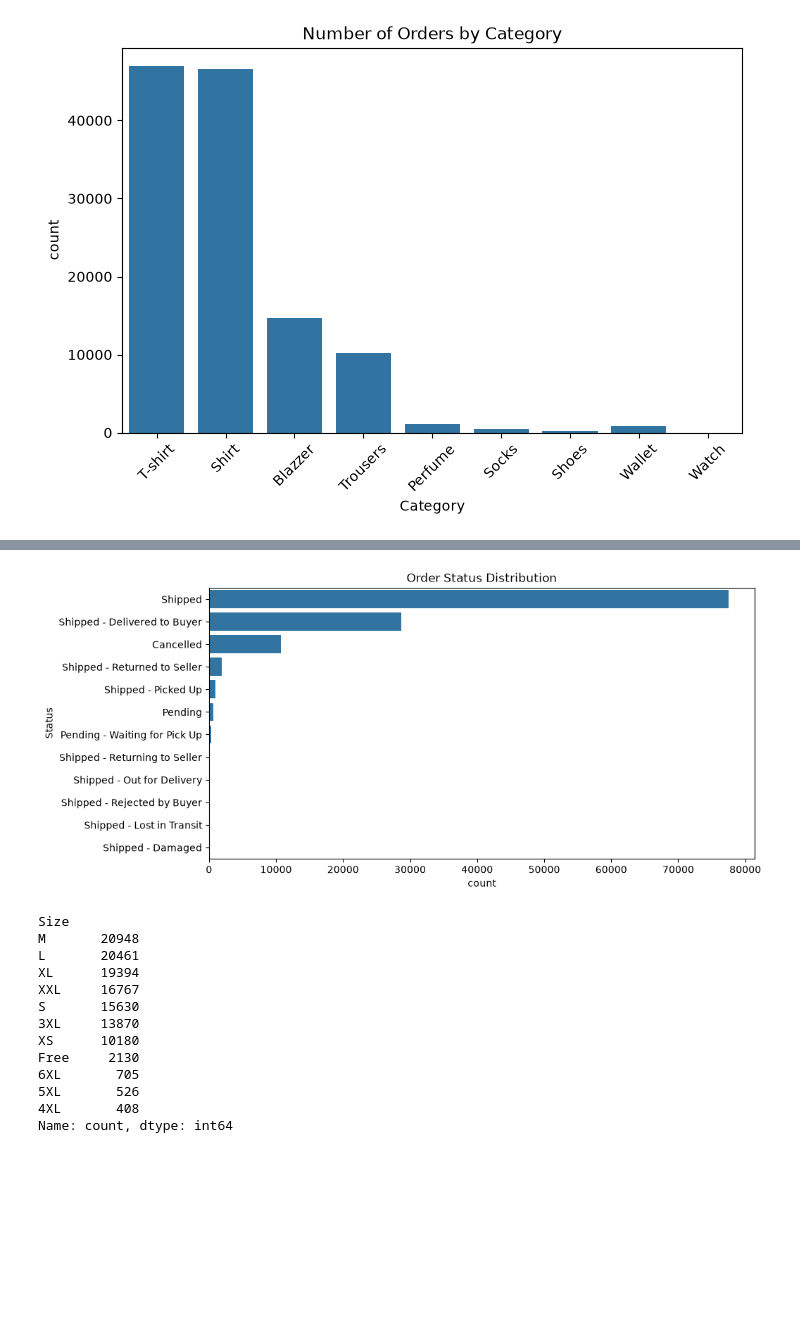
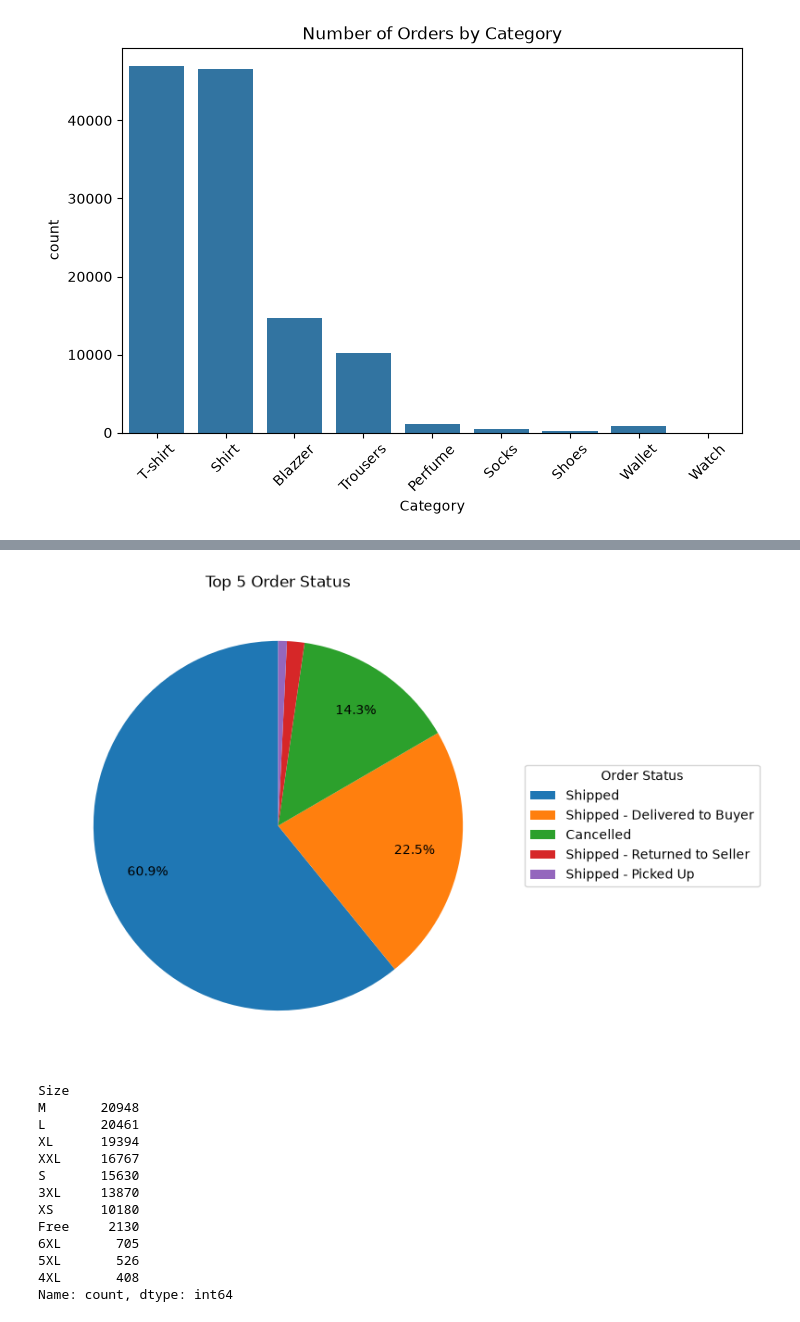
Before and after one commit to gaurvithakur/python-ds-learning, a Jupyter notebook: Projects/Amazon_Sales_Analysis/amazon_sales.ipynb, the cells around one changed output, grey strips where cells are left out. Cells and saved outputs as stored; diff of their text form; code cells hidden in the pictures; blank space fills up the shorter version.

Commit message:
Completed initial EDA with core visualizations

```diff
--- a/Projects/Amazon_Sales_Analysis/amazon_sales.ipynb
+++ b/Projects/Amazon_Sales_Analysis/amazon_sales.ipynb
@@ -255,12 +263,29 @@ Shipped - Lost in Transit            5
 Shipped - Damaged                    1
 Name: count, dtype: int64
 # %%
-plt.figure(figsize=(10,5))
-sns.countplot(data=df, y="Status",order= df["Status"].value_counts().index)
-plt.title("Order Status Distribution")
+status = df["Status"].value_counts().head(5)
+
+plt.figure(figsize=(8,8))
+
+plt.pie(
+    status,
+    startangle=90,
+    autopct=lambda p: f"{p:.1f}%" if p > 3 else "",
+    pctdistance=0.75
+)
+
+plt.legend(
+    status.index,
+    title="Order Status",
+    bbox_to_anchor=(1.02, 0.5),
+    loc="center left"
+)
+
+plt.title("Top 5 Order Status")
+plt.tight_layout()
 plt.show()
 # %% [output]
-[figure, old version]
+[figure, new version]
 # %%
 # Size Distribution
 df["Size"].value_counts()
```
Also changed, not shown: parts of 24 cells of this notebook.
